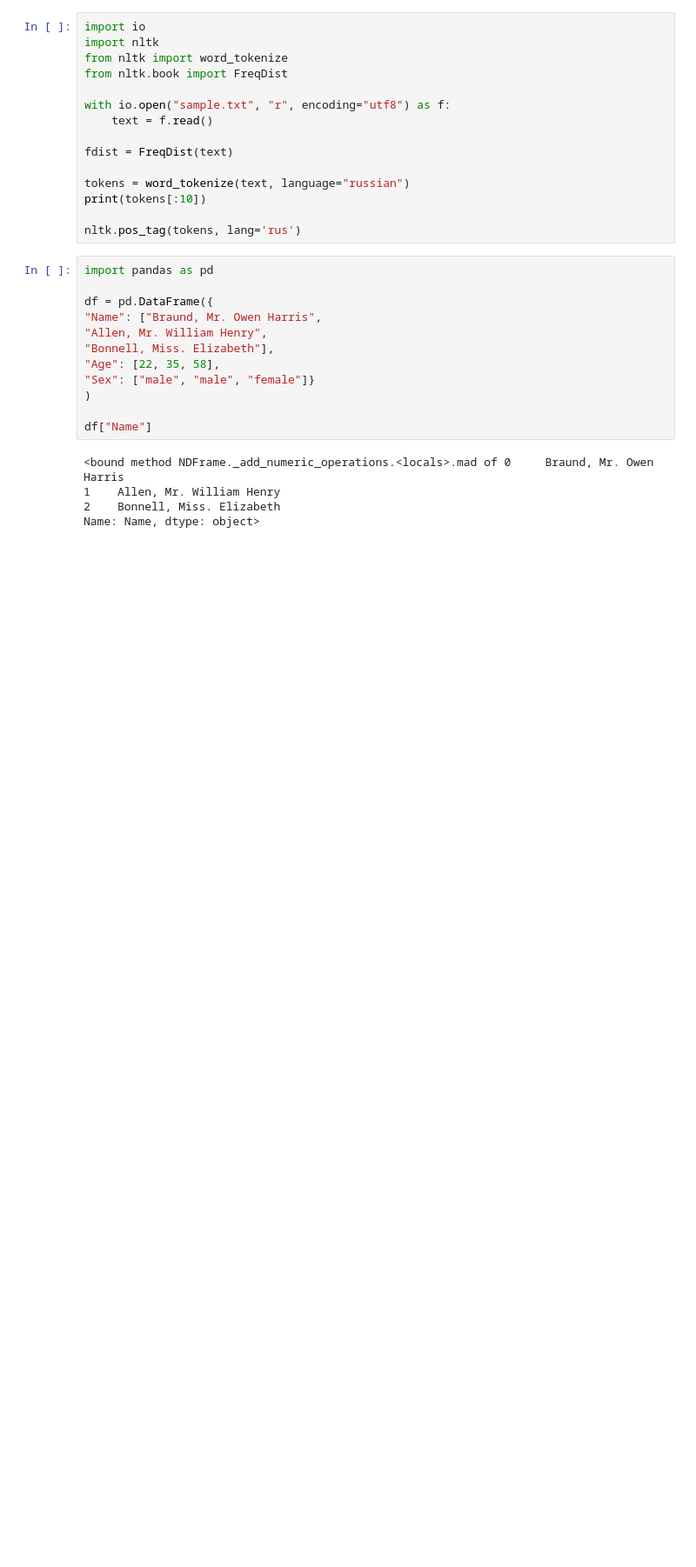
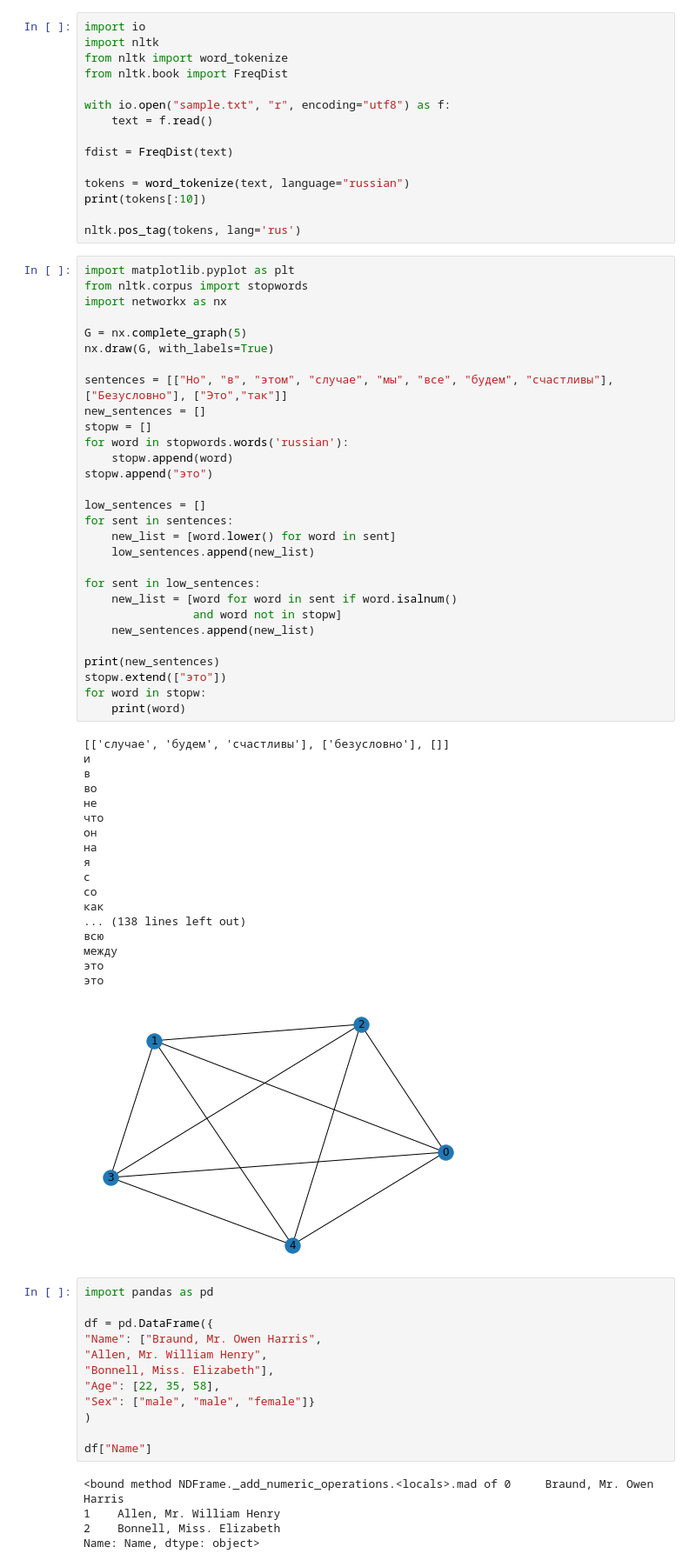
Before and after one commit to Nikita-Sherstnev/Ontology-population, a Jupyter notebook: libs_try_outs/test_libs.ipynb, the cells around one changed output. Shown at 87% size. Drawn from its saved outputs; the diff is of its cells as text; blank space fills up the shorter version.

```diff
--- a/libs_try_outs/test_libs.ipynb
+++ b/libs_try_outs/test_libs.ipynb
@@ -13,6 +13,54 @@ tokens = word_tokenize(text, language="russian")
 print(tokens[:10])
 
 nltk.pos_tag(tokens, lang='rus')
+# %%
+import matplotlib.pyplot as plt
+from nltk.corpus import stopwords
+import networkx as nx
+
+G = nx.complete_graph(5)
+nx.draw(G, with_labels=True)
+
+sentences = [["Но", "в", "этом", "случае", "мы", "все", "будем", "счастливы"], ["Безусловно"], ["Это","так"]]
+new_sentences = []
+stopw = []
+for word in stopwords.words('russian'):
+    stopw.append(word)
+stopw.append("это")
+
+low_sentences = []
+for sent in sentences:
+    new_list = [word.lower() for word in sent]
+    low_sentences.append(new_list)
+
+for sent in low_sentences:
+    new_list = [word for word in sent if word.isalnum()
+                and word not in stopw]
+    new_sentences.append(new_list)
+
+print(new_sentences)
+stopw.extend(["это"])
+for word in stopw:
+    print(word)
+# %% [output]
+[['случае', 'будем', 'счастливы'], ['безусловно'], []]
+и
+в
+во
+не
+что
+он
+на
+я
+с
+со
+как
+... (138 lines left out)
+всю
+между
+это
+это
+[figure, added]
 # %%
 import pandas as pd
 
```
Also changed, not shown: parts of 1 cell of this notebook, 7 other files.
